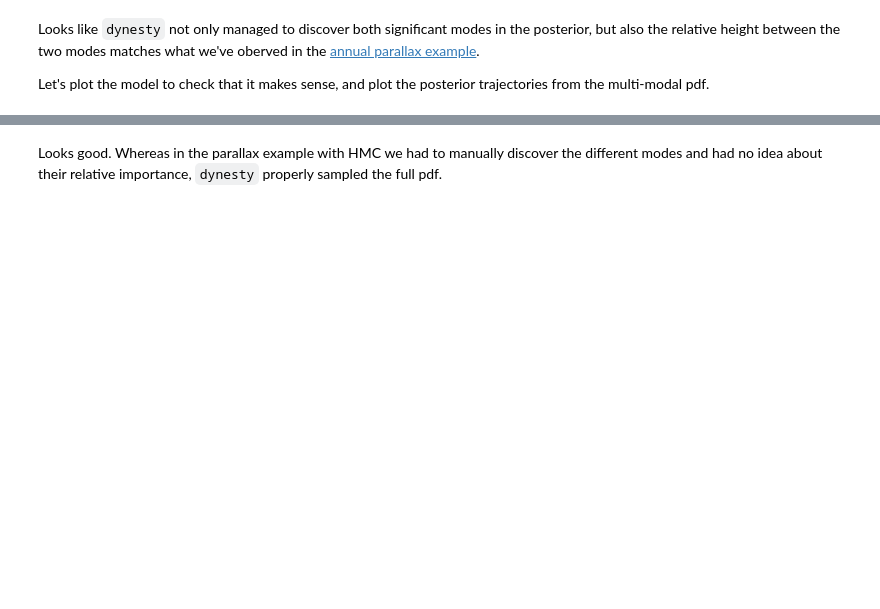
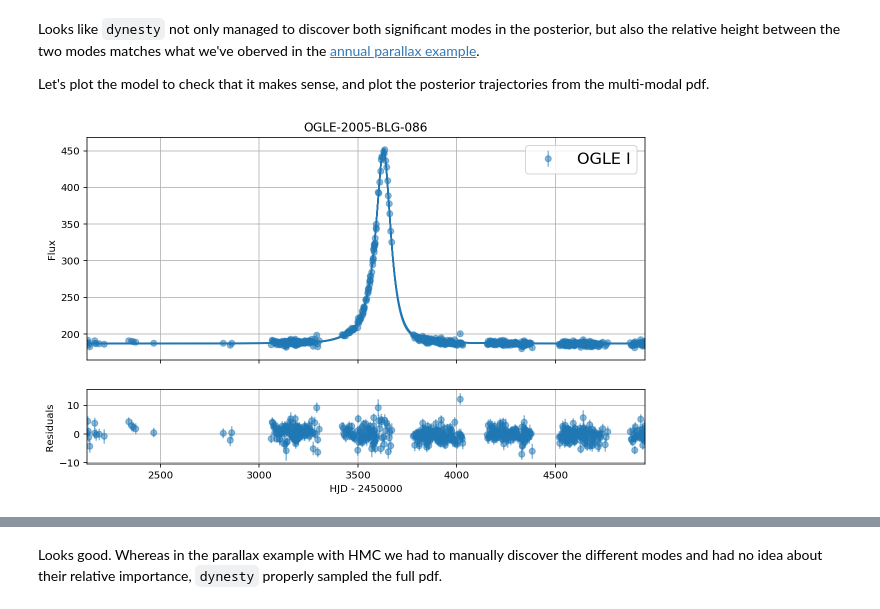
Before and after one commit to fbartolic/caustic, a Jupyter notebook: docs/examples/annual_parallax_dynesty.ipynb, the cells around one changed output, grey strips where cells are left out. Drawn from its saved outputs; the diff is of its cells as text; code cells hidden in the pictures; blank space fills up the shorter version.

```diff
--- a/docs/examples/annual_parallax_dynesty.ipynb
+++ b/docs/examples/annual_parallax_dynesty.ipynb
@@ -187,30 +193,38 @@ Looks like `dynesty` not only managed to discover both significant modes in the
 
 Let's plot the model to check that it makes sense, and plot the posterior trajectories from the multi-modal pdf.
 # %%
-with parallax_model:
+with model:
     # Create dense grid
-    t_dense = np.tile(
-        np.linspace(parallax_model.t_min, parallax_model.t_max, 1000), (n_bands, 1)
-    )
+    t_dense = np.tile(np.linspace(model.t_min, model.t_max, 1000), (n_bands, 1))
     t_dense_tensor = T.as_tensor_variable(t_dense)
 
     # Evaluate trajectory components on dense grid
-    u_n, u_e = trajectory.compute_trajectory(t_dense_tensor, return_components=True)
+    un, ue = trajectory.compute_trajectory(t_dense_tensor, return_components=True)
 
     # Compute the magnification
-    mag_dense = parallax_model.compute_magnification(T.sqrt(u_n ** 2 + u_e ** 2), u_0)
+    mag_dense = model.compute_magnification(T.sqrt(un ** 2 + ue ** 2), u0)
 
     # Compute the mean model
-    mean_dense = Delta_F * mag_dense + F_base
+    mean_dense = DeltaF * mag_dense + Fbase
 # %%
+# To plot the model, we need to transform the transformed para
+def get_samples_from_array(array, size=1):
+    for i in range(size):
+        sample_idx = np.random.randint(len(array))
+        yield model.bijection.rmap(array[sample_idx][::-1])
+
+
 # Plot model
 fig, ax = plt.subplots(
-    2, 1, gridspec_kw={"height_ratios": [3, 1]}, figsize=(10, 8), sharex=True
+    2, 1, gridspec_kw={"height_ratios": [3, 1]}, figsize=(10, 6), sharex=True
 )
 
-ca.plot_model_and_residuals(
-    ax, event, parallax_model, samples, t_dense_tensor, mean_dense, n_samples=50
-)
+samples = list(get_samples_from_array(samples_reweighted, size=50))
+
+with model:
+    ca.utils.plot_model_and_residuals(ax, event, samples, t_dense_tensor, mean_dense)
+# %% [output]
+[figure, added]
 # %%
 # Plot trajectory
 fig, ax = plt.subplots(figsize=(8, 8))
```
Also changed, not shown: parts of 11 cells of this notebook, 3 other files.
